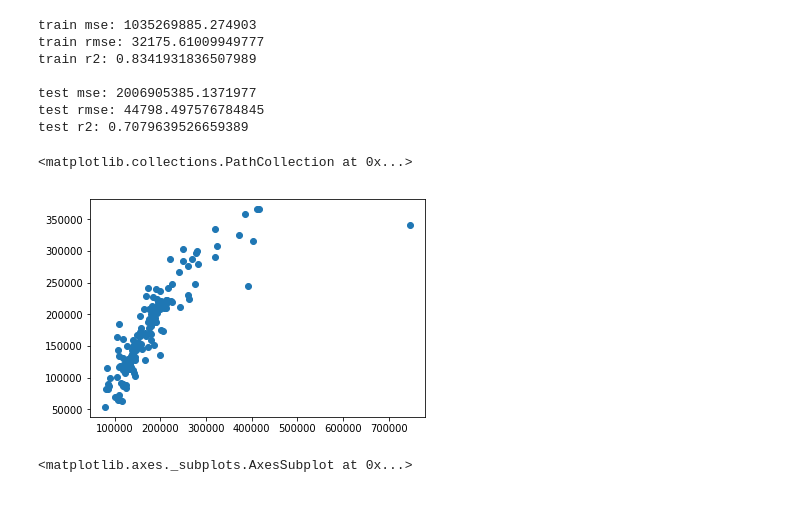
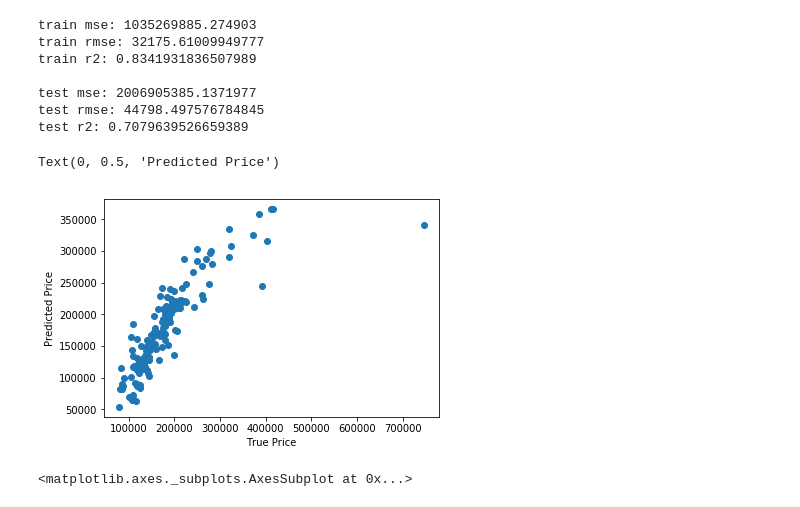
Before and after one commit to solegalli/feature-engineering-for-machine-learning, a Jupyter notebook: Section-13-Putting-it-altogether/13.02-Regression-house-prices.ipynb, the cells around one changed output. Drawn from its saved outputs; the diff is of its cells as text; code cells hidden in the pictures.

```diff
--- a/Section-13-Putting-it-altogether/13.02-Regression-house-prices.ipynb
+++ b/Section-13-Putting-it-altogether/13.02-Regression-house-prices.ipynb
@@ -179,9 +181,12 @@ There are 14 discrete variables
 #### Continuous variables
 # %%
 # find continuous variables
-# let's remember to skip the Id variable and the target variable SalePrice, which are both also numerical
+# let's remember to skip the Id variable and the target variable SalePrice
+# which are both also numerical
 
-numerical = [var for var in numerical if var not in discrete and var not in ['Id', 'SalePrice'] and var not in year_vars]
+numerical = [var for var in numerical if var not in discrete and var not in [
+    'Id', 'SalePrice'] and var not in year_vars]
+
 print('There are {} numerical and continuous variables'.format(len(numerical)))
 # %% [output]
 There are 18 numerical and continuous variables
@@ -479,10 +497,14 @@ train r2: 0.8341931836507989
 test mse: 2006905385.1371977
 test rmse: 44798.497576784845
 test r2: 0.7079639526659389
-# %%
-plt.scatter(y_test,X_test_preds)
-# %% [output]
-<matplotlib.collections.PathCollection at 0x...>
-[figure, removed]
+# %%
+# plot predictions vs real value
+
+plt.scatter(y_test,X_test_preds)
+plt.xlabel('True Price')
+plt.ylabel('Predicted Price')
+# %% [output]
+Text(0, 0.5, 'Predicted Price')
+[figure, added]
 # %%
 # let's explore the importance of the features
```
Also changed, not shown: parts of 23 cells of this notebook, 1 other file.
